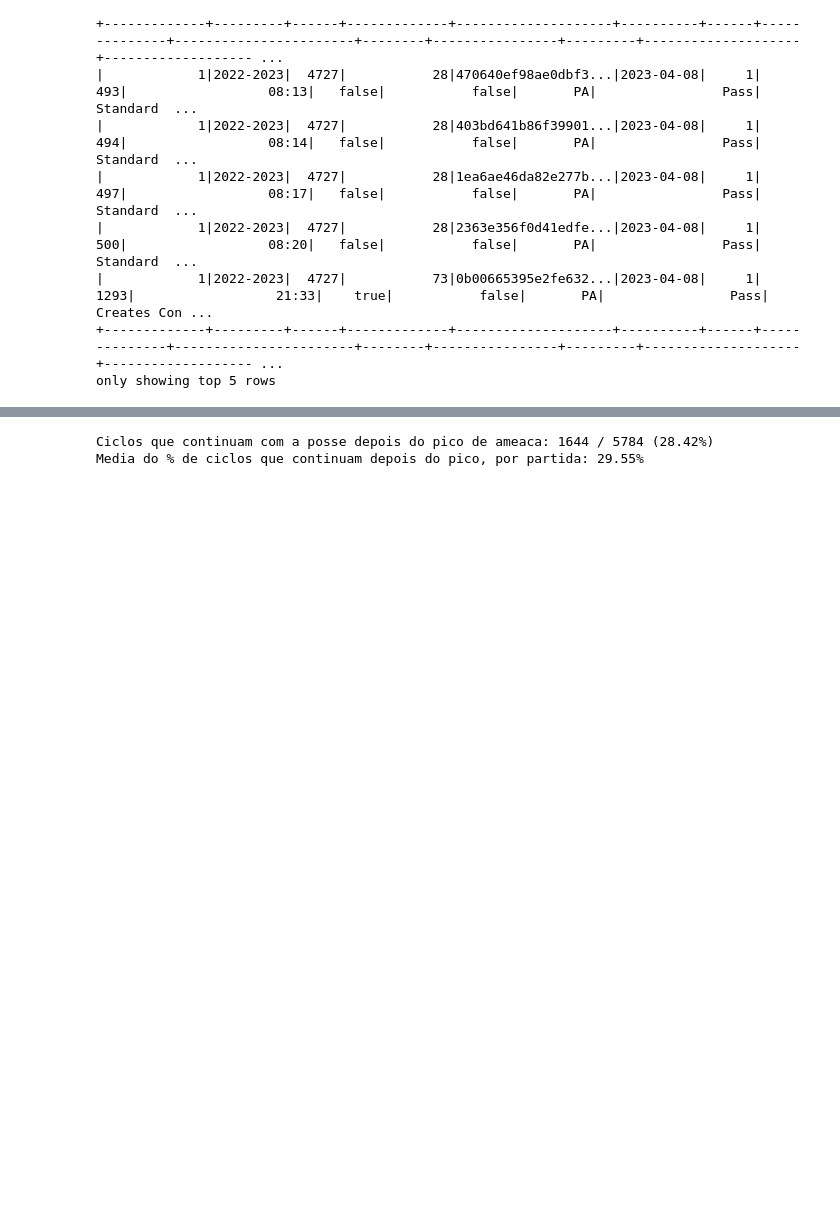
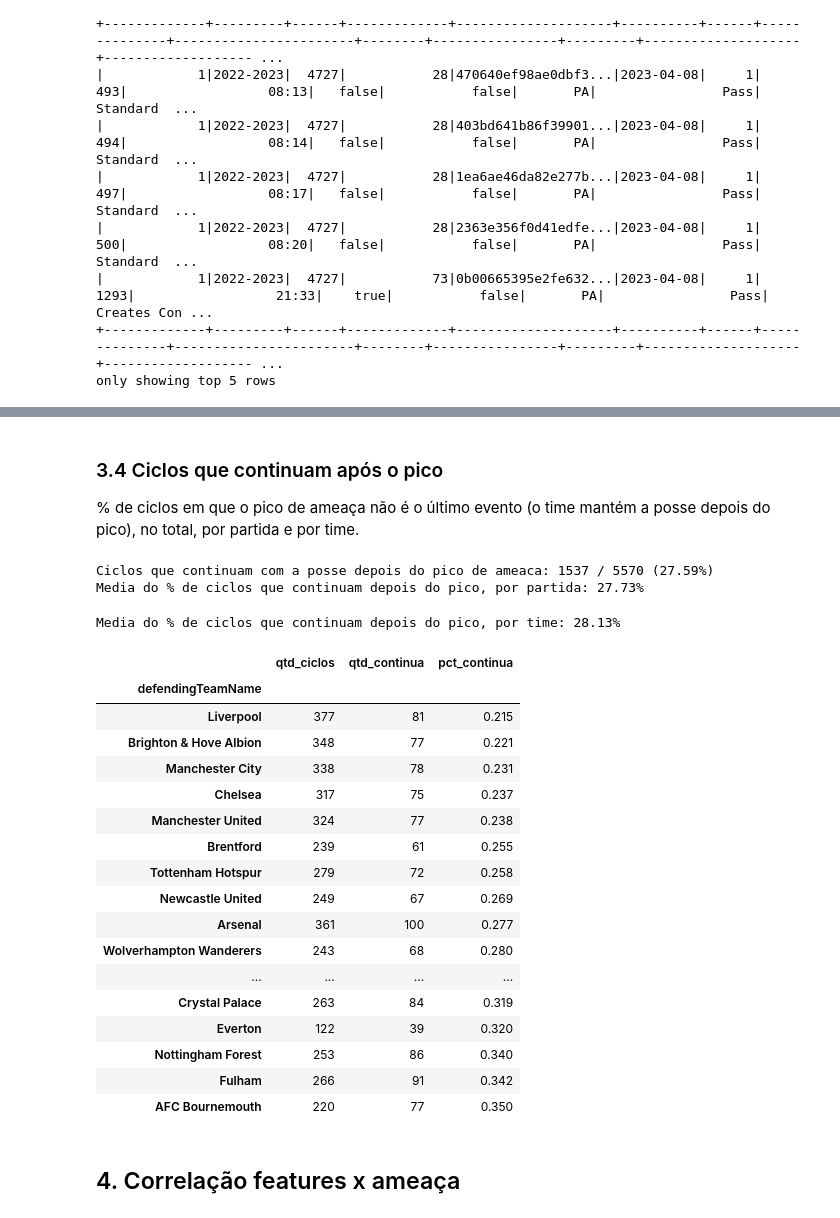
Before and after one commit to matheussmelo/defensive-performance-prediction, a Jupyter notebook: notebooks/3_analysis/eda_cycle_start_gk.ipynb, the cells around one changed output, grey strips where cells are left out. Cells and saved outputs as stored; diff of their text form; code cells hidden in the pictures; blank space fills up the shorter version.

```diff
--- a/notebooks/3_analysis/eda_cycle_start_gk.ipynb
+++ b/notebooks/3_analysis/eda_cycle_start_gk.ipynb
@@ -602,22 +573,20 @@ max        64.000000
 Name: qtd_eventos, dtype: float64
+# %% [markdown]
+### 3.4 Ciclos que continuam após o pico
+
+% de ciclos em que o pico de ameaça não é o último evento (o time mantém a posse depois do pico), no total, por partida e por time.
 # %%
-# Quantos ciclos NAO terminam logo no pico de ameaca — ou seja, o time
-# continua com a posse mesmo depois de atingir o threat_score maximo do
-# ciclo (o pico nao e o ultimo evento). Usa a mesma logica de F.max_by com
-# o mesmo filtro de tracking inconsistente ja usado em build_feature_target_stats_df/
-# df_ball_pos_at_max, so que aqui a "coisa escolhida" pelo max_by e a
-# posicao (rank) do evento de pico dentro do ciclo, nao a posicao da bola.
+# posição (rank) do evento de pico (max_by) vs total de eventos do ciclo
 w_cycle_order = Window.partitionBy('competitionId', 'season', 'gameId', 'possession_id').orderBy('startGameClock')
 
 df_cycle_ranked = df_cycle_start_gk.withColumn('event_rank', F.row_number().over(w_cycle_order))
 
-consistent_threat_for_peak = F.when(~F.col('is_tracking_inconsistent'), F.col('threat_score'))
 
 df_peak_position = (
     df_cycle_ranked
     .groupBy('competitionId', 'season', 'gameId', 'possession_id')
     .agg(
-        F.max_by(F.col('event_rank'), consistent_threat_for_peak).alias('peak_event_rank'),
+        F.max_by(F.col('event_rank'), F.col('threat_score')).alias('peak_event_rank'),
         F.count('*').alias('total_events'),
     )
     .withColumn('continues_after_peak', F.col('peak_event_rank') < F.col('total_events'))
@@ -629,11 +598,7 @@ qtd_continua = int(df_peak_position_pd['continues_after_peak'].sum())
 qtd_total = len(df_peak_position_pd)
 print(f'Ciclos que continuam com a posse depois do pico de ameaca: {qtd_continua} / {qtd_total} ({qtd_continua / qtd_total:.2%})')
 
-# Mesma coisa, mas por partida: em cada jogo, qual % dos ciclos "chega no
-# maximo e cai" (continua com a posse, threat_score caindo depois do pico,
-# em vez de encerrar logo ali)? E qual a MEDIA desse % entre as partidas da
-# temporada — diferente do % agregado acima (que pesa mais as partidas com
-# mais ciclos), a media por partida da o mesmo peso pra cada jogo.
+# por partida (peso igual pra cada jogo)
 df_continua_por_jogo = (
     df_peak_position_pd
     .groupby(['competitionId', 'season', 'gameId'])['continues_after_peak']
@@ -646,29 +611,48 @@ print(f'Media do % de ciclos que continuam depois do pico, por partida: {media_p
 
 #df_continua_por_jogo
 # %% [output]
-Ciclos que continuam com a posse depois do pico de ameaca: 1644 / 5784 (28.42%)
-Media do % de ciclos que continuam depois do pico, por partida: 29.55%
+Ciclos que continuam com a posse depois do pico de ameaca: 1537 / 5570 (27.59%)
+Media do % de ciclos que continuam depois do pico, por partida: 27.73%
 # %%
-# Mesmo teste, mas por time (defendingTeamName) — mesma logica das analises
-# anteriores por time (heatmap por time, faixa por time): confere se esse
-# padrao de "chegar no maximo e cair" esta concentrado em times especificos
-# ou e uniforme entre eles.
+# por time (defendingTeamName)
 df_cycle_team_keys = (
     df_cycle_start_gk
     .select('competitionId', 'season', 'gameId', 'possession_id', 'defendingTeamName')
     .distinct()
     .toPandas()
 )
 
 df_continua_por_time = (
     df_peak_position_pd
     .merge(df_cycle_team_keys, on=['competitionId', 'season', 'gameId', 'possession_id'], how='left')
     .groupby('defendingTeamName')['continues_after_peak']
     .agg(qtd_ciclos='count', qtd_continua='sum')
 )
 df_continua_por_time['pct_continua'] = (df_continua_por_time['qtd_continua'] / df_continua_por_time['qtd_ciclos']).round(3)
 
 media_pct_continua_por_time = df_continua_por_time['pct_continua'].mean()
 print(f'Media do % de ciclos que continuam depois do pico, por time: {media_pct_continua_por_time:.2%}')
 
-df_continua_por_time.sort_values('pct_continua', ascending=False)
+df_continua_por_time.sort_values('pct_continua', ascending=True)
+# %% [output]
+Media do % de ciclos que continuam depois do pico, por time: 28.13%
+|  | qtd_ciclos | qtd_continua | pct_continua |
+| defendingTeamName |  |  |  |
+| Liverpool | 377 | 81 | 0.215 |
+| Brighton & Hove Albion | 348 | 77 | 0.221 |
+| Manchester City | 338 | 78 | 0.231 |
+| Chelsea | 317 | 75 | 0.237 |
+| Manchester United | 324 | 77 | 0.238 |
+| Brentford | 239 | 61 | 0.255 |
+| Tottenham Hotspur | 279 | 72 | 0.258 |
+| Newcastle United | 249 | 67 | 0.269 |
+| Arsenal | 361 | 100 | 0.277 |
+| Wolverhampton Wanderers | 243 | 68 | 0.280 |
+| ... | ... | ... | ... |
+| Crystal Palace | 263 | 84 | 0.319 |
+| Everton | 122 | 39 | 0.320 |
+| Nottingham Forest | 253 | 86 | 0.340 |
+| Fulham | 266 | 91 | 0.342 |
+| AFC Bournemouth | 220 | 77 | 0.350 |
+# %% [markdown]
+## 4. Correlação features x ameaça
```
Also changed, not shown: parts of 55 cells of this notebook, 13 other files.
